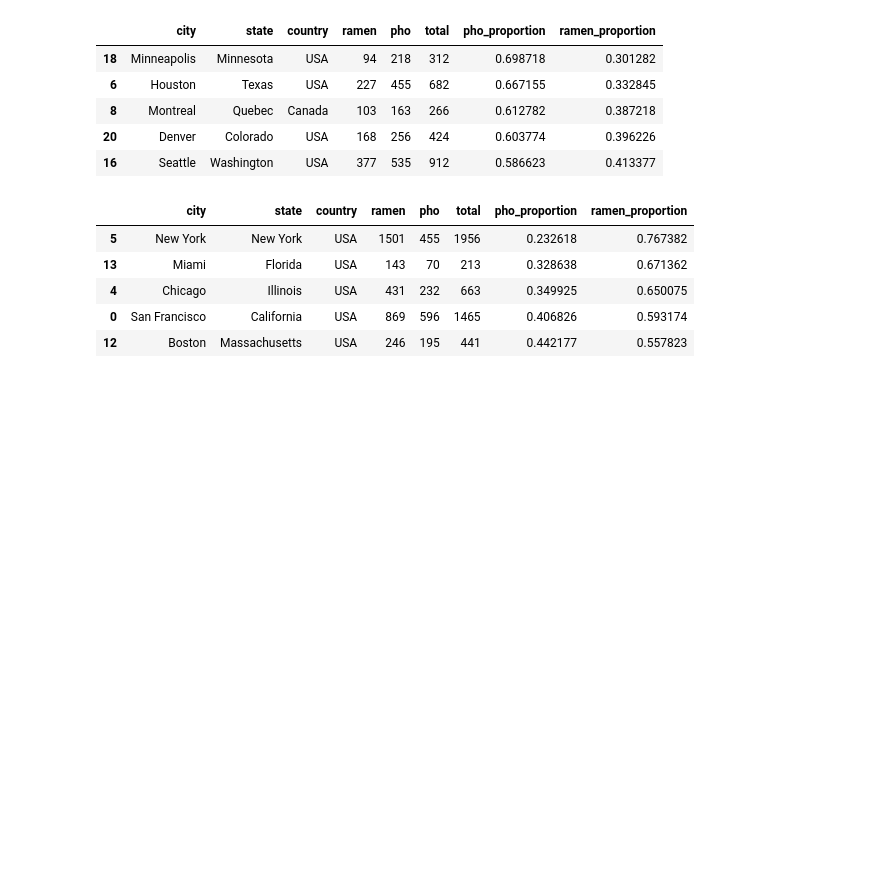
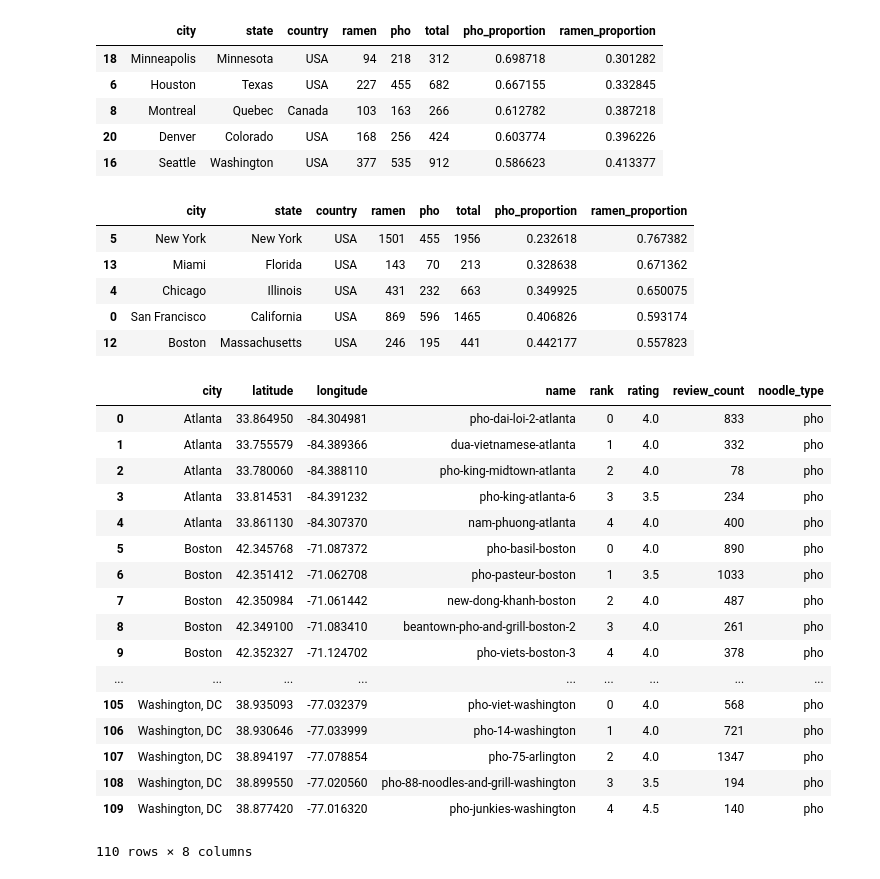
Before and after one commit to topspinj/ramen-vs-pho, a Jupyter notebook: src/exploratory_data_analysis.ipynb, the cells around one changed output. Cells and saved outputs as stored; diff of their text form; code cells hidden in the pictures; blank space fills up the shorter version.

Commit message:
Create new reviews csv files for pho and ramen - to be analyzed in R

```diff
--- a/src/exploratory_data_analysis.ipynb
+++ b/src/exploratory_data_analysis.ipynb
@@ -144,0 +123,27 @@ toronto_ramen = toronto_ramen.ix[:, 1:]
+# %%
+pho = pd.read_csv('../data/restos/pho.csv')
+pho = pho.ix[:, 1:]
+pho = pho[pho['city'] != 'Tampa']
+# %%
+pho.sort_values(by="review_count")
+pho['noodle_type'] = 'pho'
+pho
+# %% [output]
+|  | city | latitude | longitude | name | rank | rating | review_count | noodle_type |
+| 0 | Atlanta | 33.864950 | -84.304981 | pho-dai-loi-2-atlanta | 0 | 4.0 | 833 | pho |
+| 1 | Atlanta | 33.755579 | -84.389366 | dua-vietnamese-atlanta | 1 | 4.0 | 332 | pho |
+| 2 | Atlanta | 33.780060 | -84.388110 | pho-king-midtown-atlanta | 2 | 4.0 | 78 | pho |
+| 3 | Atlanta | 33.814531 | -84.391232 | pho-king-atlanta-6 | 3 | 3.5 | 234 | pho |
+| 4 | Atlanta | 33.861130 | -84.307370 | nam-phuong-atlanta | 4 | 4.0 | 400 | pho |
+| 5 | Boston | 42.345768 | -71.087372 | pho-basil-boston | 0 | 4.0 | 890 | pho |
+| 6 | Boston | 42.351412 | -71.062708 | pho-pasteur-boston | 1 | 3.5 | 1033 | pho |
+| 7 | Boston | 42.350984 | -71.061442 | new-dong-khanh-boston | 2 | 4.0 | 487 | pho |
+| 8 | Boston | 42.349100 | -71.083410 | beantown-pho-and-grill-boston-2 | 3 | 4.0 | 261 | pho |
+| 9 | Boston | 42.352327 | -71.124702 | pho-viets-boston-3 | 4 | 4.0 | 378 | pho |
+| ... | ... | ... | ... | ... | ... | ... | ... | ... |
+| 105 | Washington, DC | 38.935093 | -77.032379 | pho-viet-washington | 0 | 4.0 | 568 | pho |
+| 106 | Washington, DC | 38.930646 | -77.033999 | pho-14-washington | 1 | 4.0 | 721 | pho |
+| 107 | Washington, DC | 38.894197 | -77.078854 | pho-75-arlington | 2 | 4.0 | 1347 | pho |
+| 108 | Washington, DC | 38.899550 | -77.020560 | pho-88-noodles-and-grill-washington | 3 | 3.5 | 194 | pho |
+| 109 | Washington, DC | 38.877420 | -77.016320 | pho-junkies-washington | 4 | 4.5 | 140 | pho |
+110 rows × 8 columns
```
Also changed, not shown: parts of 5 cells of this notebook, 3 other files.
